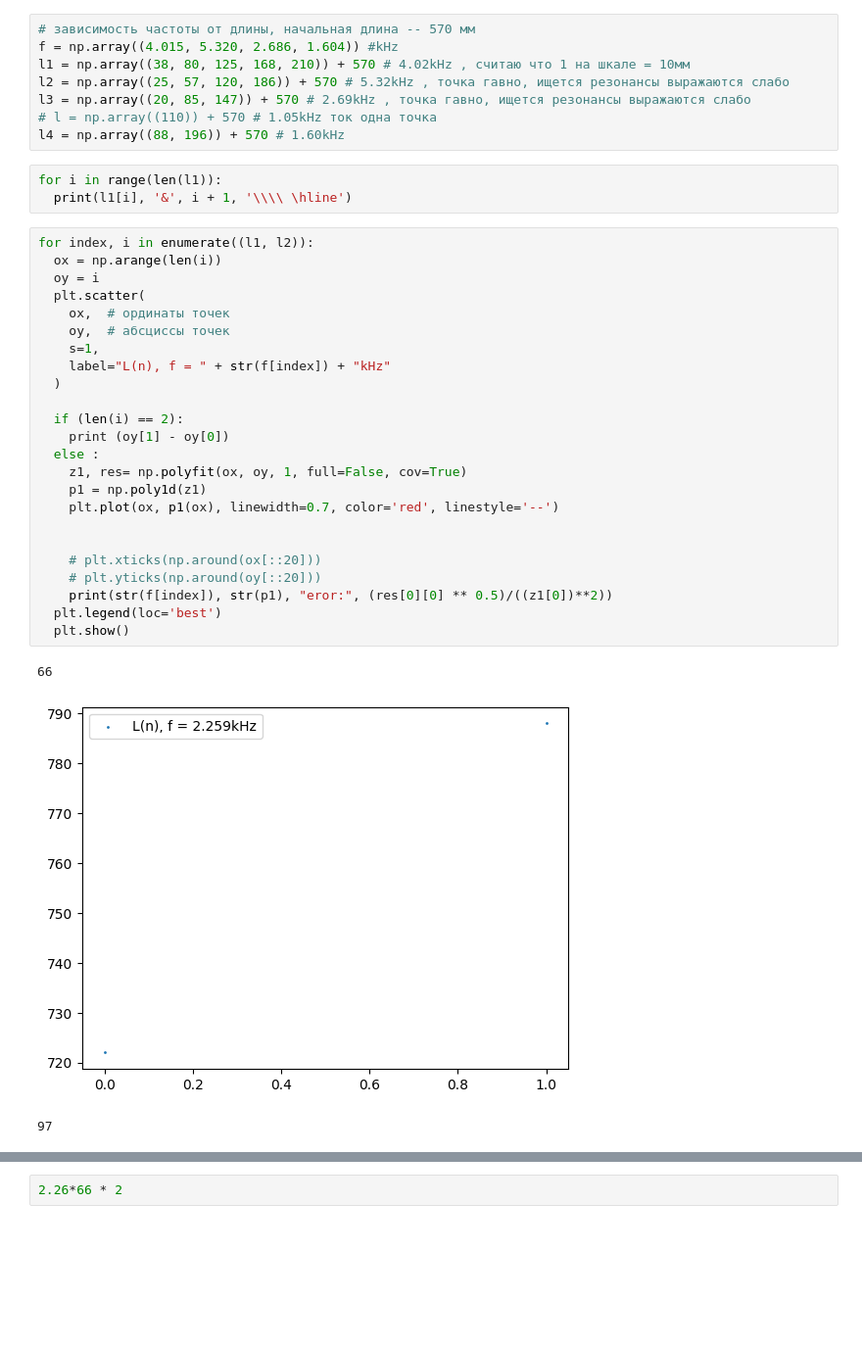
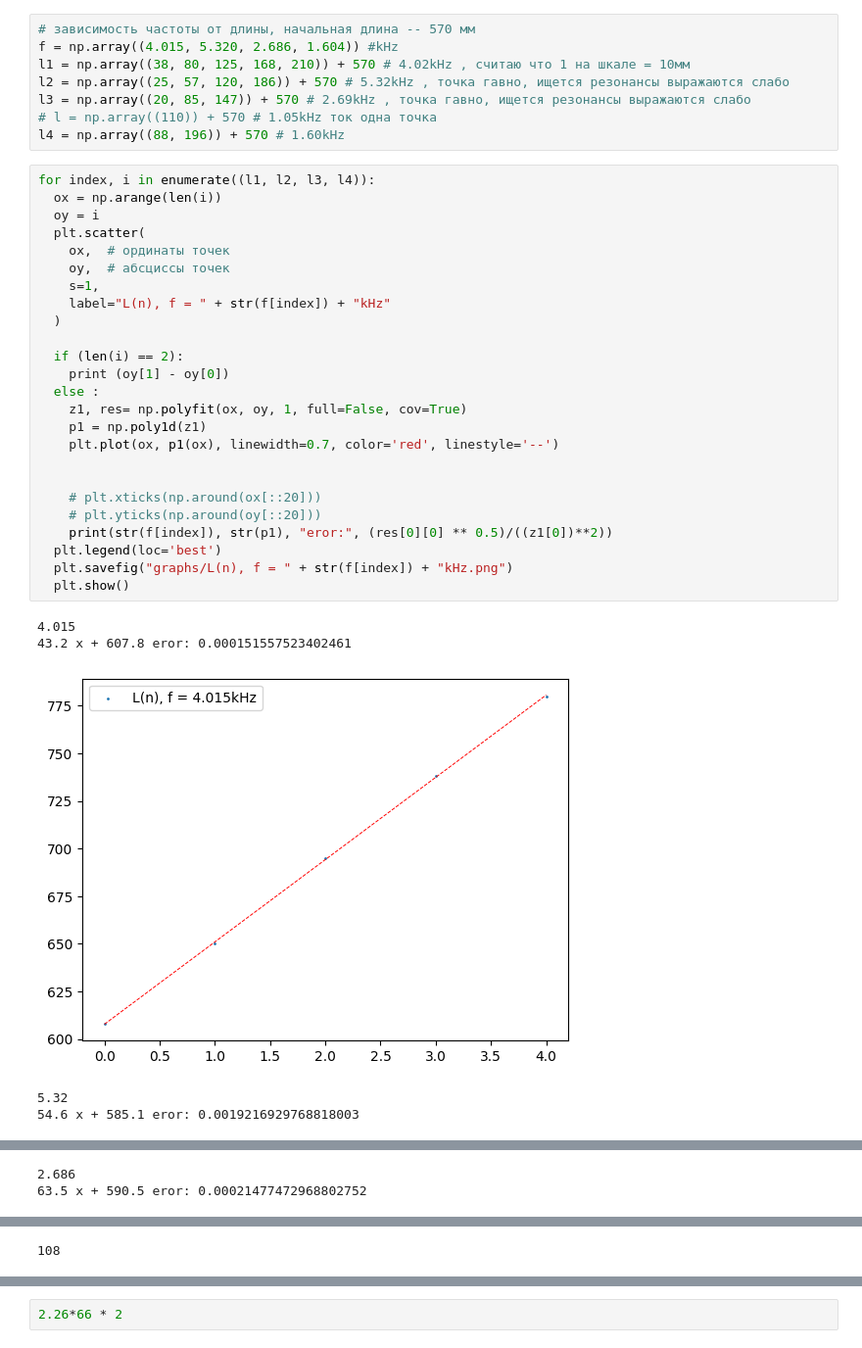
Before and after one commit to ILoveAlgorythms/labs, a Jupyter notebook: 2.1.3/data.ipynb, the cells around one changed output, grey strips where cells are left out. Shown: that part at 98% size. Saved outputs shown, nothing was run; the diff lists cells and outputs as text; blank space fills up the shorter version.

```diff
--- a/2.1.3/data.ipynb
+++ b/2.1.3/data.ipynb
@@ -24,34 +24,34 @@ l2 = np.array((25, 57, 120, 186)) + 570 # 5.32kHz , точка гавно, ищ
 l3 = np.array((20, 85, 147)) + 570 # 2.69kHz , точка гавно, ищется резонансы выражаются слабо
 # l = np.array((110)) + 570 # 1.05kHz ток одна точка
 l4 = np.array((88, 196)) + 570 # 1.60kHz
-# %%
-for i in range(len(l1)):
-  print(l1[i], '&', i + 1, '\\\\ \hline')
 # %%
-for index, i in enumerate((l1, l2)):
+for index, i in enumerate((l1, l2, l3, l4)):
   ox = np.arange(len(i))
   oy = i
   plt.scatter(
     ox,  # ординаты точек
     oy,  # абсциссы точек
     s=1,
     label="L(n), f = " + str(f[index]) + "kHz"
   )
 
   if (len(i) == 2):
     print (oy[1] - oy[0])
   else :
     z1, res= np.polyfit(ox, oy, 1, full=False, cov=True)
     p1 = np.poly1d(z1)
     plt.plot(ox, p1(ox), linewidth=0.7, color='red', linestyle='--')
 
 
     # plt.xticks(np.around(ox[::20]))
     # plt.yticks(np.around(oy[::20]))
     print(str(f[index]), str(p1), "eror:", (res[0][0] ** 0.5)/((z1[0])**2))
   plt.legend(loc='best')
+  plt.savefig("graphs/L(n), f = " + str(f[index]) + "kHz.png")
   plt.show()
 # %% [output]
-66
+4.015
+43.2 x + 607.8 eror: 0.000151557523402461
-[figure, old version]
+[figure, new version]
-97
+5.32
+54.6 x + 585.1 eror: 0.0019216929768818003
@@ -58,0 +59,2 @@ for index, i in enumerate((l1, l2)):
+2.686
+63.5 x + 590.5 eror: 0.00021477472968802752
@@ -58,0 +62 @@ for index, i in enumerate((l1, l2)):
+108
```
Also changed, not shown: parts of 4 cells of this notebook, 12 other files.
